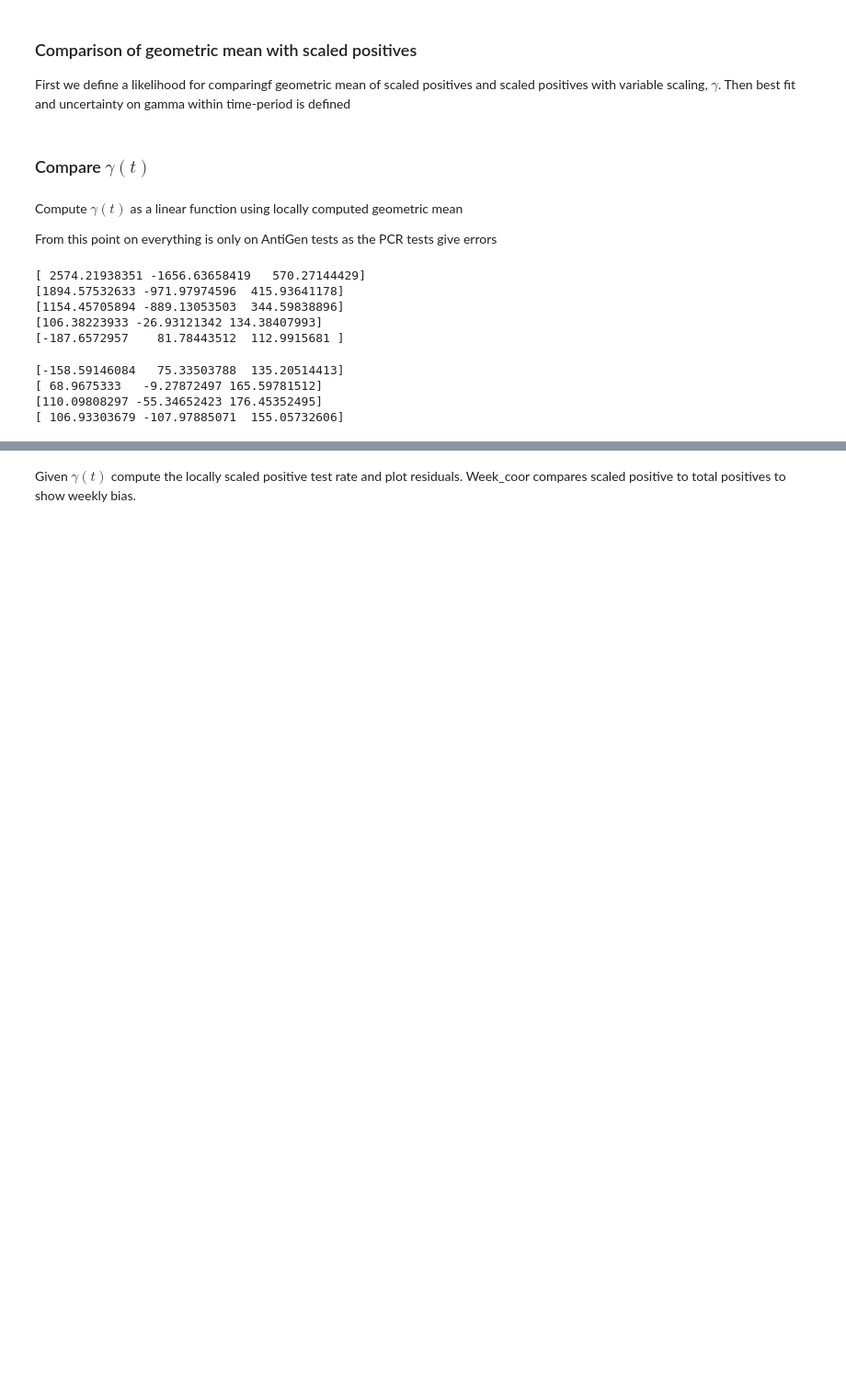
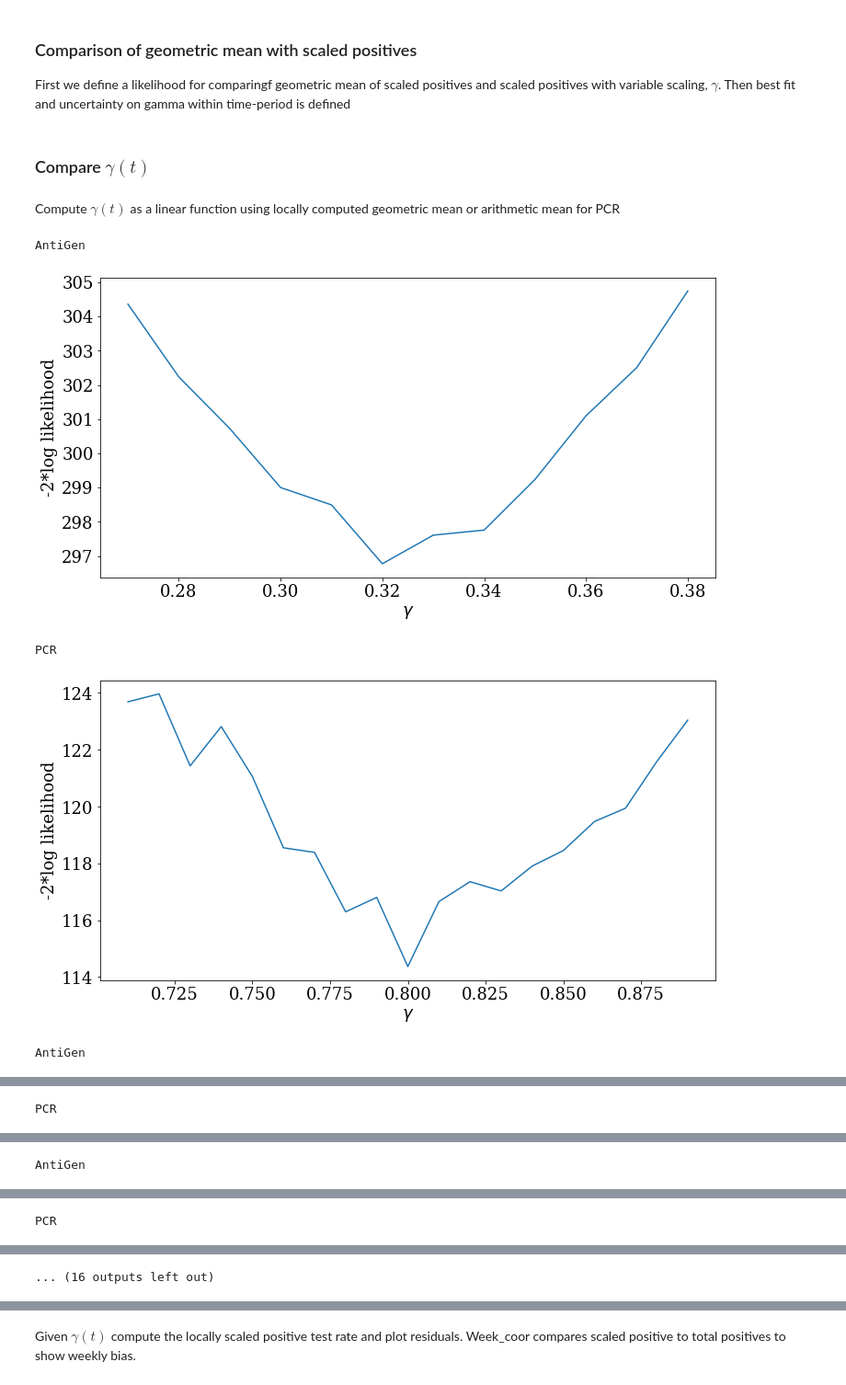
Before and after one commit to troelspetersen/Covid19fitting, a Jupyter notebook: MiscCode/MeasuringTestScalingExponent-AntiGen_MBJ.ipynb, the cells around one changed output, grey strips where cells are left out. Shown: that part at 92% size. Cells and saved outputs as stored; diff of their text form; code cells hidden in the pictures; blank space fills up the shorter version.

```diff
--- a/MiscCode/MeasuringTestScalingExponent-AntiGen_MBJ.ipynb
+++ b/MiscCode/MeasuringTestScalingExponent-AntiGen_MBJ.ipynb
@@ -147,8 +147,12 @@ def model_bllh(N_obs, N_exp):
 
 #Find likelihood of N_obs given N_exp with poisson statistics
 
-def gamma_index(P, N, AveDaily): #finds best fit gamma and uncertainty for period
+def gamma_index(P, N, AveDaily, PCR=False): #finds best fit gamma and uncertainty for period
     llh_list = []
+    if PCR:
+        print("PCR")
+    else:
+        print("AntiGen")
     gamma_list = np.linspace(0,1.,101) #probe gamma in discrete values.
     for gamma in gamma_list:
         nPos_all  = P * (N / AveDaily)**(-gamma)
@@ -157,16 +161,23 @@ def gamma_index(P, N, AveDaily): #finds best fit gamma and uncertainty for perio
         y = nPos_all[Plot_StartDay:Plot_EndDay]
         y_exp = []
         for i in range(3,len(y)-3):
-            y_exp.append( (np.prod(y[i-3:i+4]))**(1/7) )
+            if PCR:
+                y_exp.append(np.mean(y[i-3:i+4]))#Arithmetic mean for PCR tests
+            else:
+                y_exp.append( (np.prod(y[i-3:i+4]))**(1/7) )
             #Geometric running average, predicted scaled positive test number
             #Problems here with PCR as there are sometimes zero positive tests which results in errors further along
         llh = model_bllh( np.array(nPos_all[Plot_StartDay+4:Plot_EndDay-2].values), np.array(y_exp) )
         llh_list.append(llh)
     min_llh = min(llh_list)
 
+    fig,ax=plt.subplots(figsize=(12,6)) #Plot to see if quadratic approximation is good
+    ax.plot(gamma_list[np.isclose(llh_list, min_llh, atol=10.)],
+               np.array(llh_list)[np.isclose(llh_list, min_llh, atol=10.)])
+    ax.set(xlabel=r"$\gamma$", ylabel="-2*log likelihood")
+    plt.show()
     p = np.polyfit(gamma_list[np.isclose(llh_list, min_llh, atol=10.)],
                np.array(llh_list)[np.isclose(llh_list, min_llh, atol=10.)], 2)
-    print(p)
     gamma = -p[1]/(2*p[0])
     dgamma = 1/np.sqrt(p[0]) #fit parabola fit intercept with 1 sigma
     #Fails for some gamma due to the first element being negative
@@ -177,48 +188,41 @@ def gamma_index(P, N, AveDaily): #finds best fit gamma and uncertainty for perio
 # %% [markdown]
 ### Compare $\gamma (t)$
 # %% [markdown]
-Compute $\gamma (t)$ as a linear function using locally computed geometric mean
-
-From this point on everything is only on AntiGen tests as the PCR tests give errors
+Compute $\gamma (t)$ as a linear function using locally computed geometric mean or arithmetic mean for PCR
 # %%
 gamma_t_AG = []
 dgamma_t_AG = []
 gamma_t_PCR = []
 dgamma_t_PCR = []
 
 
 days_between_points = 7
-for i in np.arange(0,len(all_data["Np_AG"][date_end:date_start]) - 28,days_between_points):
-    #loop over every days_between_points days from september to february
+for i in np.arange(0,len(all_data["Np_AG"][date_end:date_start])-28,days_between_points):
     P_AG = np.flip(all_data["Np_AG"][date_end:date_start])
     eP_AG = np.sqrt(P_AG)
     N_AG = np.flip(all_data["Nt_AG"][date_end:date_start])
     eN_AG = np.sqrt(N_AG)
     P_PCR = np.flip(all_data["Np_PCR"][date_end:date_start])
     eP_PCR = np.sqrt(P_PCR)
     N_PCR = np.flip(all_data["Nt_PCR"][date_end:date_start])
     eN_PCR = np.sqrt(N_PCR)
     day  = np.arange(1,len(P_AG)+1)
 
     Plot_StartDay = i
     Plot_EndDay   = 28+i
 
     nAveDailyTests_AG = N_AG.mean()
     nAveDailyTests_PCR = N_PCR.mean()
 
     fPos_PCR = P_PCR / N_PCR
     fPos_AG = P_AG / N_AG
     gamma_AG, dgamma_AG, llh_list_AG, gamma_list_AG, nPos_all_AG, enPos_all_AG, y_exp_AG = gamma_index(P_AG, N_AG, nAveDailyTests_AG)
     gamma_t_AG.append(gamma_AG), dgamma_t_AG.append(dgamma_AG)
-    #gamma_PCR, dgamma_PCR, llh_list_PCR, gamma_list_PCR, nPos_all_PCR, enPos_all_PCR, y_exp_PCR = gamma_index(P_PCR, N_PCR, nAveDailyTests_PCR)
-    #gamma_t_PCR.append(gamma_PCR), dgamma_t_PCR.append(dgamma_PCR) #Does not work due to zero positive tests on some days
+    gamma_PCR, dgamma_PCR, llh_list_PCR, gamma_list_PCR, nPos_all_PCR, enPos_all_PCR, y_exp_PCR = gamma_index(P_PCR, N_PCR, nAveDailyTests_PCR,PCR=True)
+    gamma_t_PCR.append(gamma_PCR), dgamma_t_PCR.append(dgamma_PCR)
 # %% [output]
-[ 2574.21938351 -1656.63658419   570.27144429]
-[1894.57532633 -971.97974596  415.93641178]
-[1154.45705894 -889.13053503  344.59838896]
-[106.38223933 -26.93121342 134.38407993]
-[-187.6572957    81.78443512  112.9915681 ]
+AntiGen
+[figure, added]
-[-158.59146084   75.33503788  135.20514413]
-[ 68.9675333   -9.27872497 165.59781512]
-[110.09808297 -55.34652423 176.45352495]
-[ 106.93303679 -107.97885071  155.05732606]
+PCR
+[figure, added]
+AntiGen
@@ -224,0 +230 @@ for i in np.arange(0,len(all_data["Np_AG"][date_end:date_start]) - 28,days_betwe
+PCR
@@ -224,0 +232 @@ for i in np.arange(0,len(all_data["Np_AG"][date_end:date_start]) - 28,days_betwe
+AntiGen
@@ -224,0 +234 @@ for i in np.arange(0,len(all_data["Np_AG"][date_end:date_start]) - 28,days_betwe
+PCR
@@ -225 +236,2 @@ for i in np.arange(0,len(all_data["Np_AG"][date_end:date_start]) - 28,days_betwe
+... (16 outputs left out)
 # %% [markdown]
```
Also changed, not shown: parts of 21 cells of this notebook.
